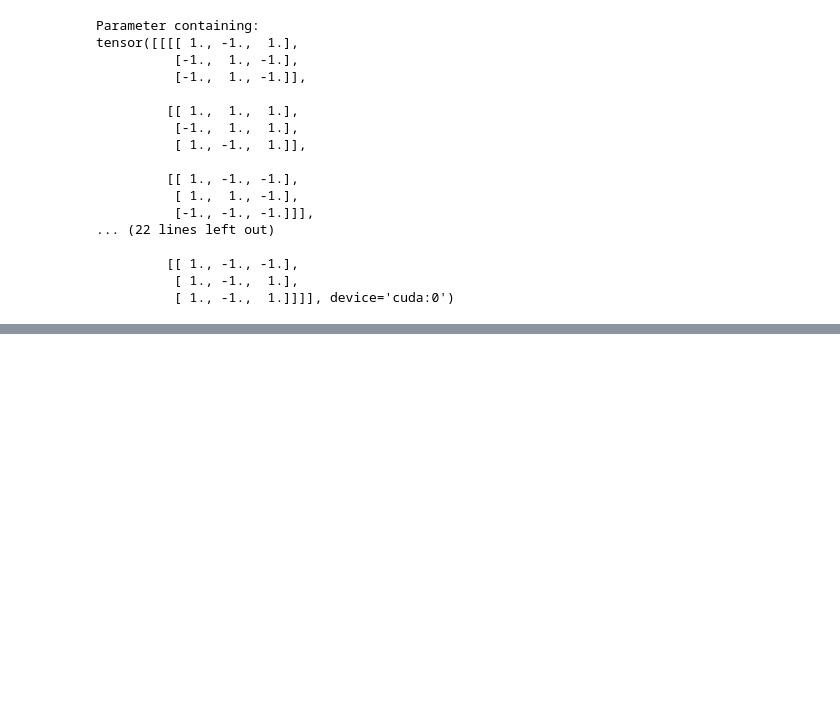
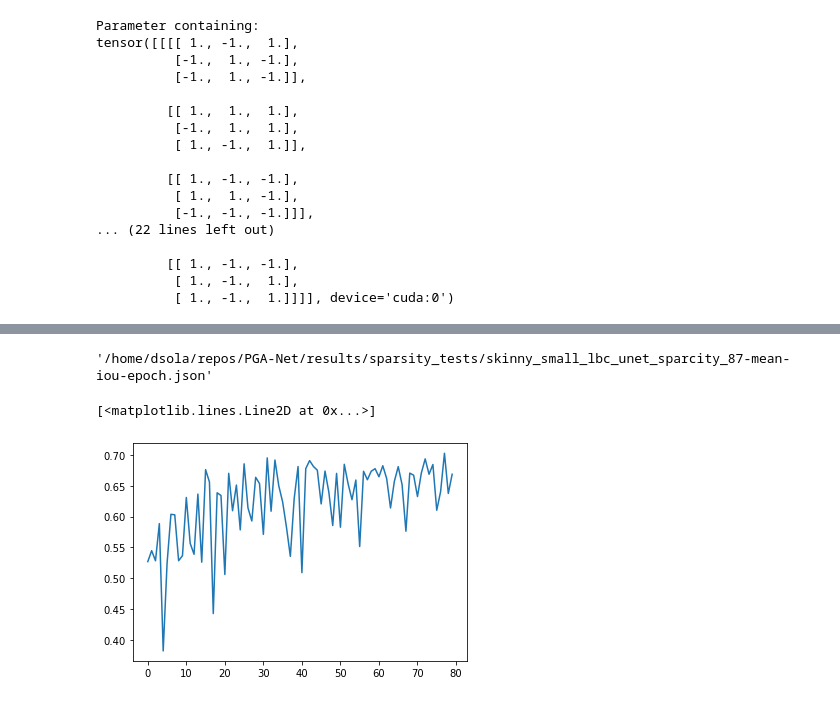
Before and after one commit to dansola/PGA-Net, a Jupyter notebook: notebooks/sparsity_comparison.ipynb, the cells around one changed output, grey strips where cells are left out. Saved outputs shown, nothing was run; the diff lists cells and outputs as text; code cells hidden in the pictures; blank space fills up the shorter version.

```diff
--- a/notebooks/sparsity_comparison.ipynb
+++ b/notebooks/sparsity_comparison.ipynb
@@ -112,3 +114,22 @@ tensor([[[[ 1., -1.,  1.],
          [[ 1., -1., -1.],
           [ 1., -1.,  1.],
           [ 1., -1.,  1.]]]], device='cuda:0')
+# %%
+def load_json_metrics(file_path):
+    with open(file_path, 'r') as fp:
+        metrics = json.load(fp)
+    return metrics
+
+def get_mean_metric(metric_dict, from_epoch, to_epoch=None):
+    df = pd.DataFrame.from_dict(metric_dict, orient='index')
+    return df[from_epoch:to_epoch].mean().item()
+
+metric = 'iou'
+model = 'skinny_small_lbc_unet'
+
+for sparsity in [12, 25, 50, 75, 87]:
+    path = f'/home/dsola/repos/PGA-Net/results/sparsity_tests/{model}_sparcity_{sparsity}-mean-{metric}-epoch.json'
+    metric_dict = load_json_metrics(path)
+    mean_metric = get_mean_metric(metric_dict, 40, to_epoch=None)
+    max_metric = np.max(list(metric_dict.values()))
+    print(f'Model {model} with sparsity {sparsity} has mean {metric} {mean_metric} and max {metric} {max_metric}')
@@ -114,0 +142,9 @@ tensor([[[[ 1., -1.,  1.],
+# %%
+path
+# %% [output]
+'/home/dsola/repos/PGA-Net/results/sparsity_tests/skinny_small_lbc_unet_sparcity_87-mean-iou-epoch.json'
+# %%
+plt.plot(list(metric_dict.values()))
+# %% [output]
+[<matplotlib.lines.Line2D at 0x...>]
+[figure, added]
```
Also changed, not shown: parts of 8 cells of this notebook, 2 other files.
